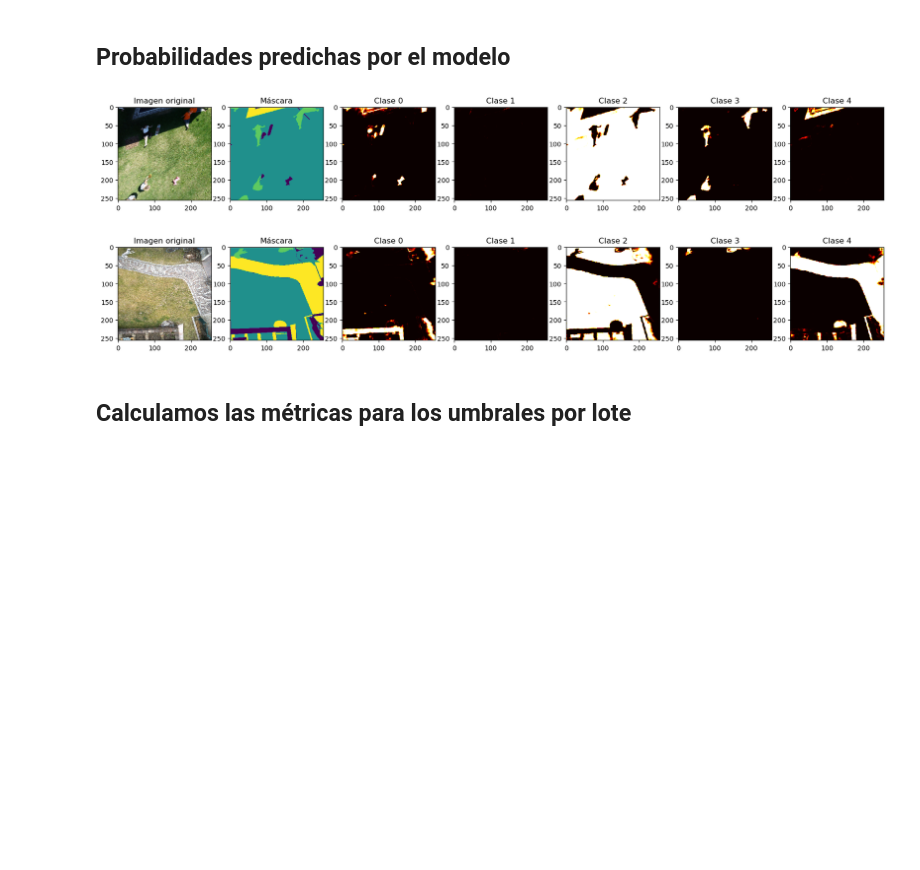
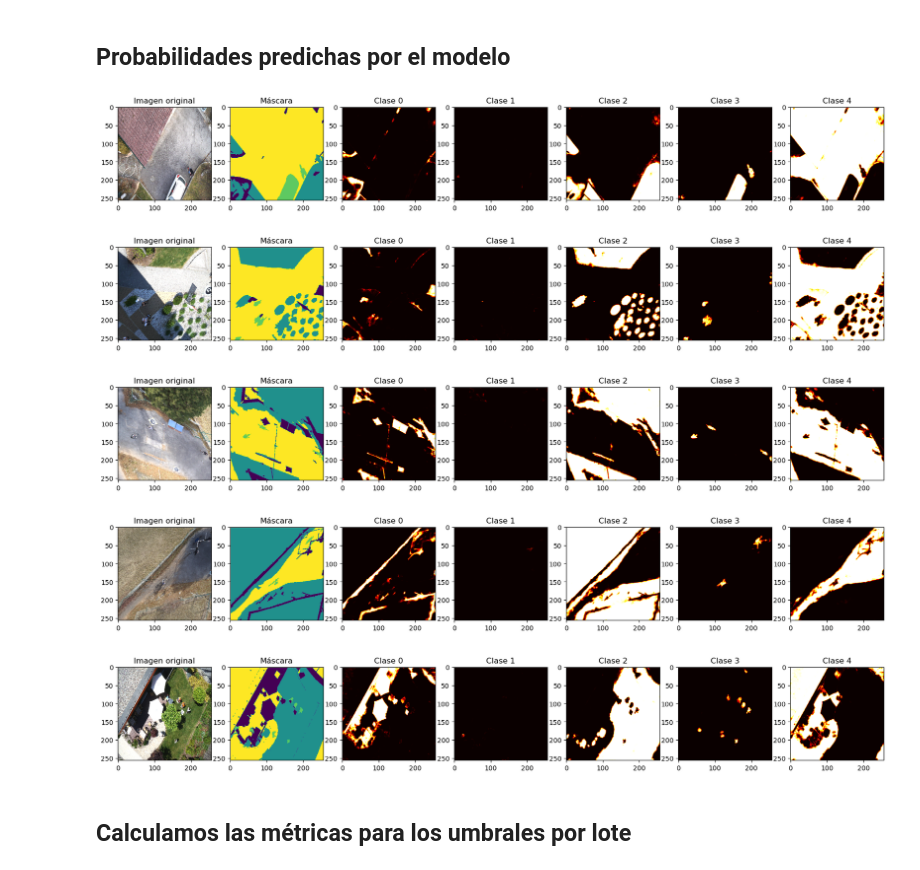
Before and after one commit to CarlosM2807/TrabajoFindeGrado2023-2024, a Jupyter notebook: new_tfg.ipynb, the cells around one changed output. Drawn from its saved outputs; the diff is of its cells as text; code cells hidden in the pictures; blank space fills up the shorter version.

```diff
--- a/new_tfg.ipynb
+++ b/new_tfg.ipynb
@@ -135,13 +145,21 @@ plt.show()
 # %% [markdown]
 ### Distribución de clases conjunto de datos completo
 # %%
-conteo_total = [c_train + c_test for c_train, c_test in zip(conteo_train, conteo_test)]
+conteo_total = []
+
+# Sumamos el conteo obtenido en el conjunto de test y train para tener el conteo del conjunto total
+for i in range(len(conteo_train)):
+    suma = conteo_train[i] + conteo_test[i]
+
+    # Añadimos el resultado a la lista conteo_total
+    conteo_total.append(suma)
+
 imagenes_total = total_train + total_test
 
 porcentaje_total = [round(conteo / imagenes_total * 100,2) for conteo in conteo_total]
 
 plt.figure(figsize=(6, 3))
-barras = plt.bar(clases, porcentaje_total, color='skyblue')
+barras = plt.bar(clases, porcentaje_total, color='lightblue')
 plt.xlabel('Clases')
 plt.ylabel('Porcentaje (%)')
 plt.title('Distribución de las clases - Conjunto completo')
@@ -414,64 +424,69 @@ plt.show()
 # %% [markdown]
 ## Cargamos el modelo para observar los resultados
 # %%
-ruta_modelo = "models/last_try.pth"
+# Ruta a donde se encuentra el modelo
+ruta_modelo = "models/best_model_results.pth"
 
+# Cargamos el modelo (en este caso el que tiene los mejores resultados)
 modelo = torch.load(ruta_modelo, map_location=torch.device('cpu'))
 # %% [markdown]
 ## Probabilidades predichas por el modelo
 # %%
-# Elimina la limitación de PyTorch al mostrar un tensor
-torch.set_printoptions(profile="full")
-
+# Ponemos el modelo en modo evaluación
 modelo.eval()
 
-stop_img = 0
+cont = 0
 
 # Recorre las imágenes en el conjunto de datos de prueba
 for batch_idx, (imagenes, mascaras) in enumerate(test_loader):
 
-    # Permuta las dimensiones de las imágenes a (N, C, H, W)
+    # Permutamos para que sirva de entrada al modelo
     imagenes = imagenes.permute(0, 3, 1, 2)
-    imagenes2 = imagenes.permute(0, 2, 3, 1)
 
-    imagenes, mascaras = imagenes.to(device, dtype=torch.float), mascaras.to(device,  dtype=torch.long)
+    # Permutamos para poder mostrar la imagen original
+    imagen_original = imagenes.permute(0, 2, 3, 1)
+
+    # Movemos al device
+    imagenes = imagenes.to(device, dtype=torch.float)
+    mascaras = mascaras.to(device,  dtype=torch.long)
 
     # Realiza la predicción
     with torch.no_grad():
         outputs = modelo(imagenes)
-        #print(outputs.size())
 
     # Aplica la función softmax para obtener las probabilidades
     probabilities = torch.softmax(outputs, dim=1)
-    #print(probabilities.size())
 
     # Crea una figura con subplots en una sola línea
-    fig, axs = plt.subplots(1, 7, figsize=(21, 3))  # Ajusta el tamaño de la figura según sea necesario
+    fig, axs = plt.subplots(1, 7, figsize=(21, 3))
 
     # Muestra la imagen original
-    axs[0].imshow(imagenes2[0].cpu().numpy())
+    axs[0].imshow(imagen_original[0].cpu().numpy())
     axs[0].set_title("Imagen original")
 
     # Muestra la máscara
     axs[1].imshow(mascaras[0].cpu().numpy())
     axs[1].set_title("Máscara")
 
     # Muestra las probabilidades para cada clase
     for i in range(5):
-        axs[i+2].imshow(probabilities[0, i].cpu().numpy(), cmap='hot', interpolation='nearest')
+        axs[i+2].imshow(probabilities[0, i].cpu().numpy(), cmap='hot')
         axs[i+2].set_title(f"Clase {i}")
 
+    cont += 1
 
-    stop_img += 1
-
-    if(stop_img == 2):
+    # Muestra unicamente 5 imágenes
+    if cont == 5:
         break
 
     # Muestra la figura
     plt.show()
 # %% [output]
-[figure, old version]
+[figure, new version]
-[figure, old version]
+[figure, new version]
+[figure, added]
+[figure, added]
+[figure, added]
 # %% [markdown]
 ## Calculamos las métricas para los umbrales por lote
 # %%
```
Also changed, not shown: parts of 39 cells of this notebook, 12 other files.
